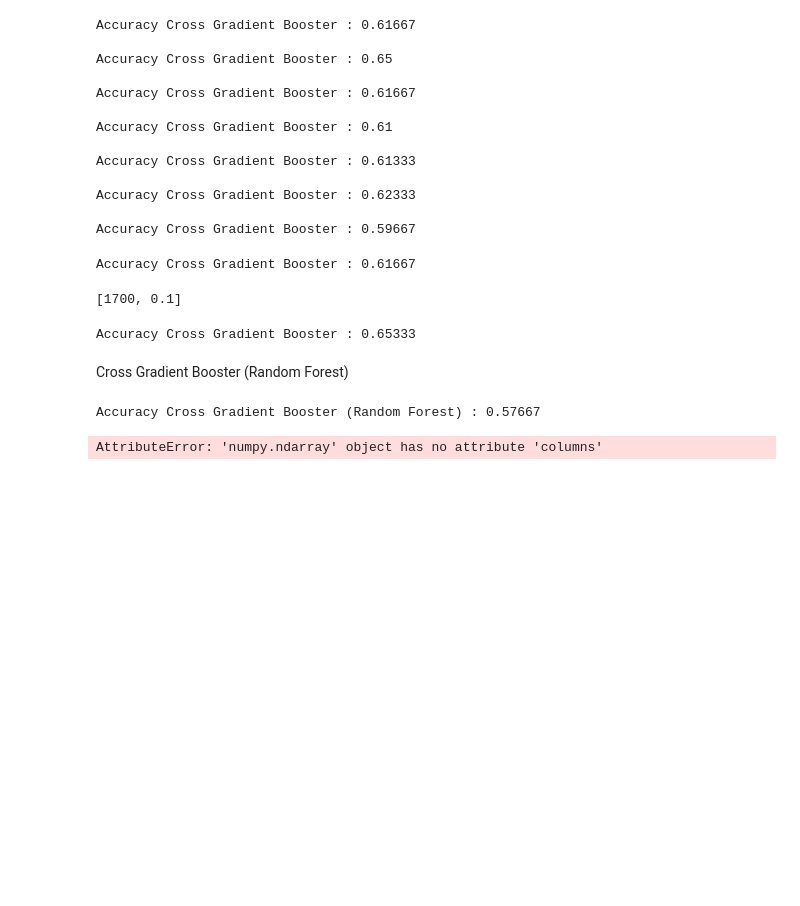
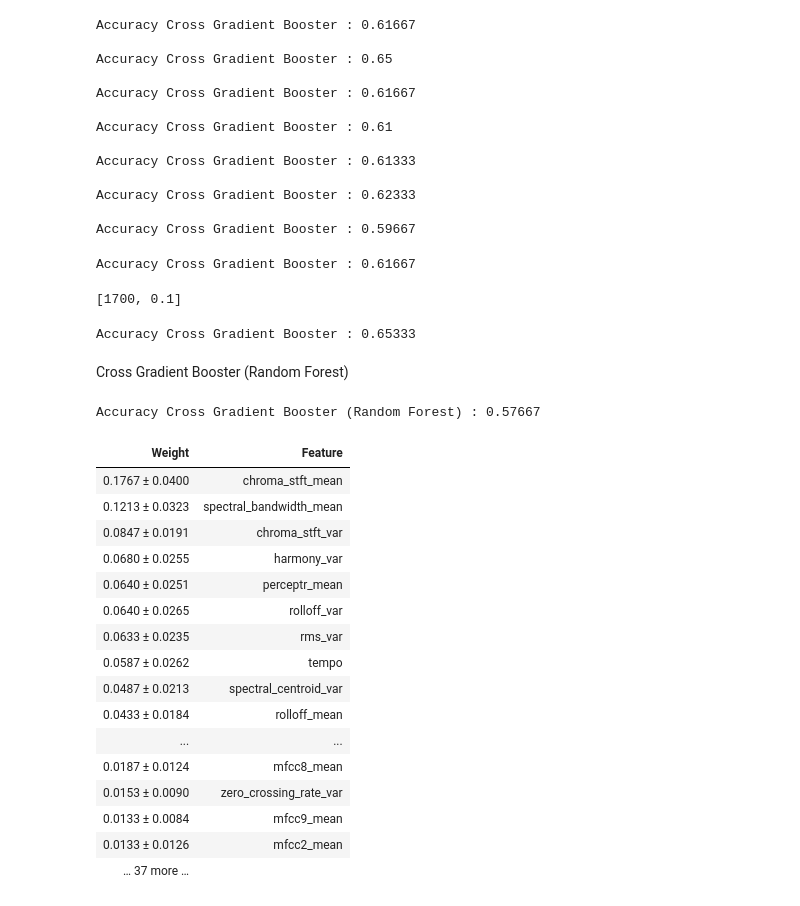
Before and after one commit to pierroskaf/ece6254, a Jupyter notebook: Tuning4.ipynb, the cells around one changed output. Cells and saved outputs as stored; diff of their text form; code cells hidden in the pictures; blank space fills up the shorter version.

```diff
--- a/Tuning4.ipynb
+++ b/Tuning4.ipynb
@@ -619,10 +619,26 @@ Accuracy Cross Gradient Booster (Random Forest) : 0.57667
 # %%
 import eli5
 from eli5.sklearn import PermutationImportance
 
 perm = PermutationImportance(estimator=xgb, random_state=1)
 perm.fit(X_test_stand, y_test2)
 
-eli5.show_weights(estimator=perm, feature_names = X_test_stand.columns.tolist())
+eli5.show_weights(estimator=perm, feature_names = X_test.columns.tolist())
 # %% [output]
-AttributeError: 'numpy.ndarray' object has no attribute 'columns'
+| Weight | Feature |
+| 0.1767 ± 0.0400 | chroma_stft_mean |
+| 0.1213 ± 0.0323 | spectral_bandwidth_mean |
+| 0.0847 ± 0.0191 | chroma_stft_var |
+| 0.0680 ± 0.0255 | harmony_var |
+| 0.0640 ± 0.0251 | perceptr_mean |
+| 0.0640 ± 0.0265 | rolloff_var |
+| 0.0633 ± 0.0235 | rms_var |
+| 0.0587 ± 0.0262 | tempo |
+| 0.0487 ± 0.0213 | spectral_centroid_var |
+| 0.0433 ± 0.0184 | rolloff_mean |
+| ... | ... |
+| 0.0187 ± 0.0124 | mfcc8_mean |
+| 0.0153 ± 0.0090 | zero_crossing_rate_var |
+| 0.0133 ± 0.0084 | mfcc9_mean |
+| 0.0133 ± 0.0126 | mfcc2_mean |
+| … 37 more … |  |
```
Also changed, not shown: 1 other file.
